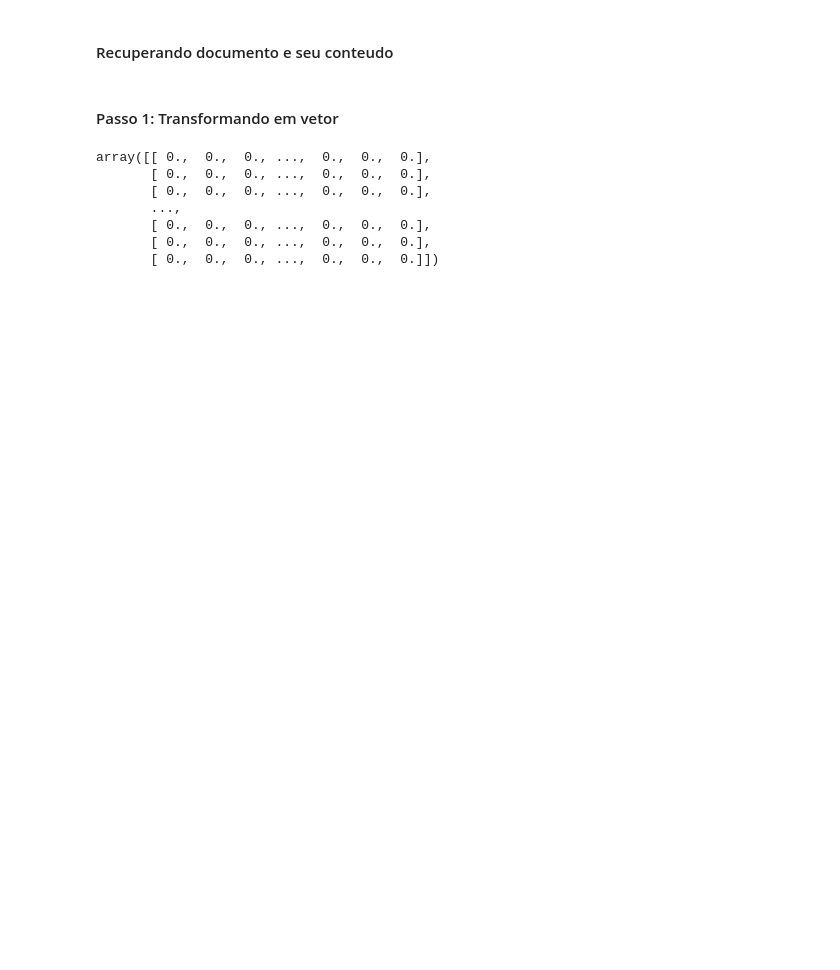
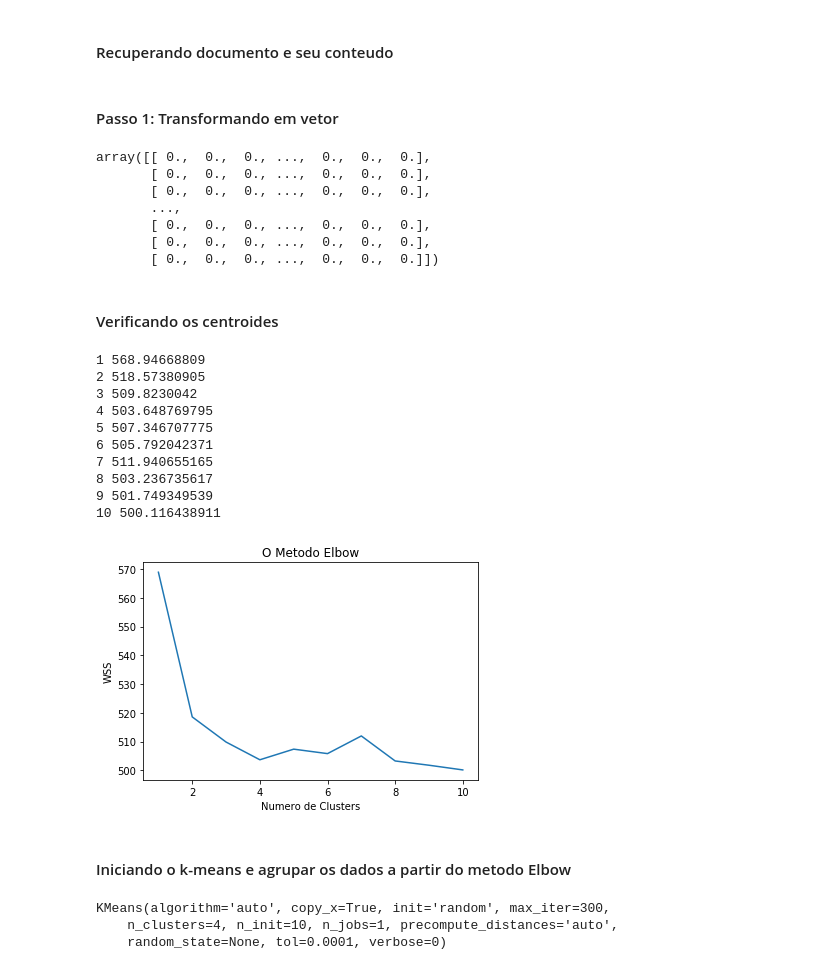
Before and after one commit to arthurrso/RI, a Jupyter notebook: Projeto_RI/Projeto Final - RI.ipynb, the cells around one changed output. Saved outputs shown, nothing was run; the diff lists cells and outputs as text; code cells hidden in the pictures; blank space fills up the shorter version.

```diff
--- a/Projeto_RI/Projeto Final - RI.ipynb
+++ b/Projeto_RI/Projeto Final - RI.ipynb
@@ -57,7 +62,7 @@ content = content.fillna("")
 #### Passo 1: Transformando em vetor
 # %%
 count_vect = TfidfVectorizer()
-X_train_counts = count_vect.fit_transform(content[:600])
+X_train_counts = count_vect.fit_transform(content[:1000])
 # %%
 X_train_counts.toarray()
 # %% [output]
@@ -68,3 +73,40 @@ array([[ 0.,  0.,  0., ...,  0.,  0.,  0.],
        [ 0.,  0.,  0., ...,  0.,  0.,  0.],
        [ 0.,  0.,  0., ...,  0.,  0.,  0.],
        [ 0.,  0.,  0., ...,  0.,  0.,  0.]])
+# %% [markdown]
+#### Verificando os centroides
+# %%
+wcss = []
+
+for i in range(1, 11):
+    kmeans = KMeans(n_clusters = i, init = 'random')
+    kmeans.fit(X_train_counts.toarray())
+    print (i,kmeans.inertia_)
+    wcss.append(kmeans.inertia_)
+plt.plot(range(1, 11), wcss)
+plt.title('O Metodo Elbow')
+plt.xlabel('Numero de Clusters')
+plt.ylabel('WSS') #within cluster sum of squares
+plt.show()
+# %% [output]
+1 568.94668809
+2 518.57380905
+3 509.8230042
+4 503.648769795
+5 507.346707775
+6 505.792042371
+7 511.940655165
+8 503.236735617
+9 501.749349539
+10 500.116438911
+[figure, added]
+# %% [markdown]
+#### Iniciando o k-means e agrupar os dados a partir do metodo Elbow
+# %%
+#Kmeans = 4
+kmeans = KMeans(n_clusters = 4, init = 'random')
+kmeans.fit(X_train_counts.toarray())
+# %% [output]
+KMeans(algorithm='auto', copy_x=True, init='random', max_iter=300,
+    n_clusters=4, n_init=10, n_jobs=1, precompute_distances='auto',
+    random_state=None, tol=0.0001, verbose=0)
```
Also changed, not shown: parts of 6 cells of this notebook, 1 other file.
